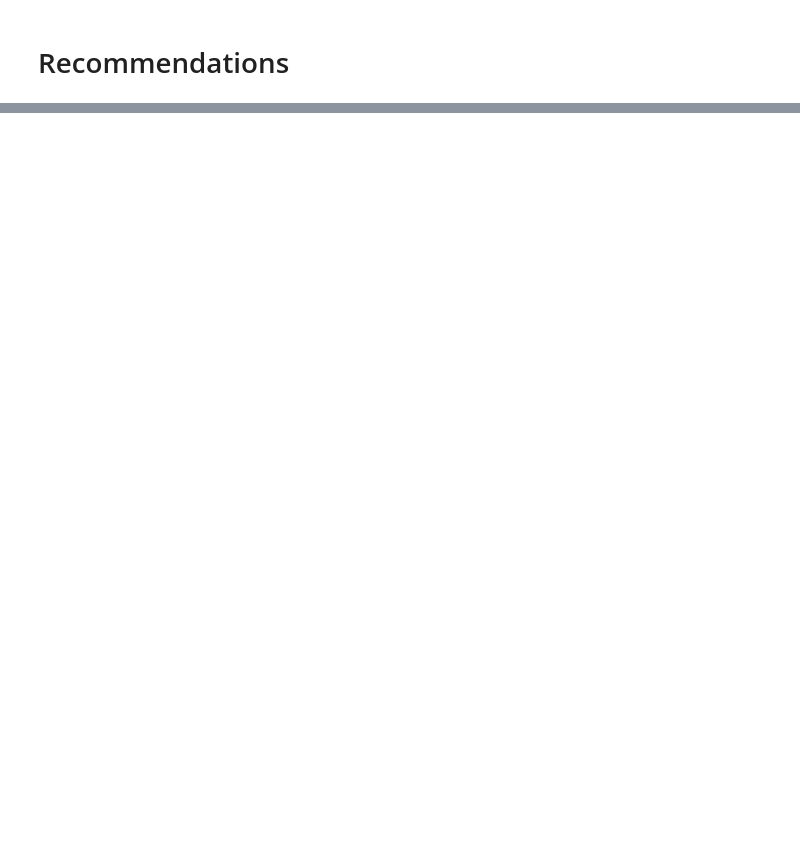
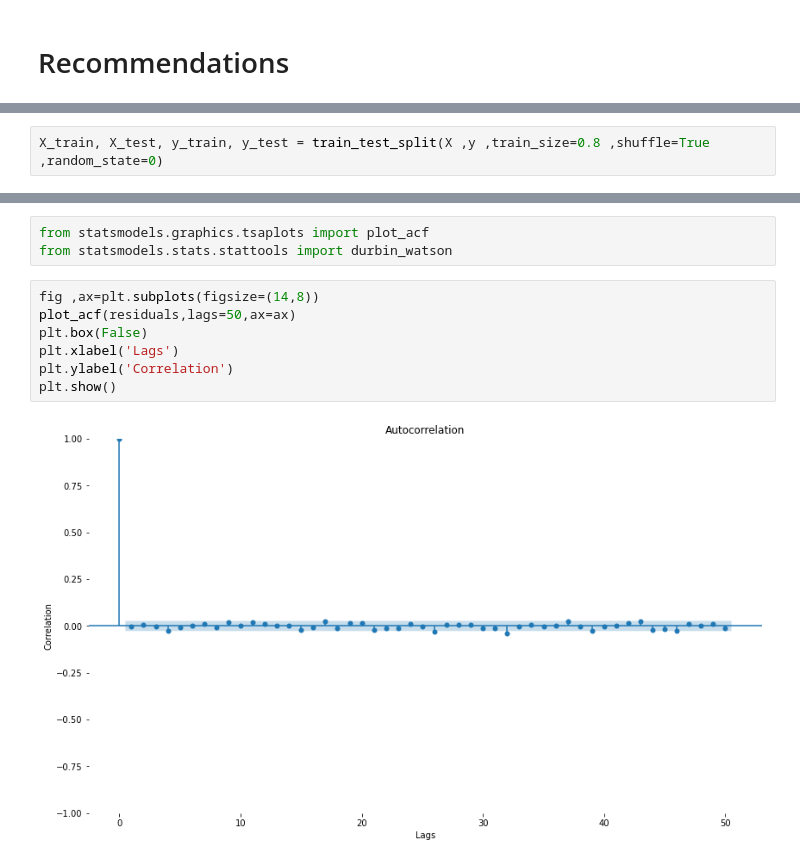
Before and after one commit to MahmoudAdel-hub/UK_Cars, a Jupyter notebook: Cars.ipynb, the cells around one changed output, grey strips where cells are left out. Cells and saved outputs as stored; diff of their text form; blank space fills up the shorter version.

```diff
--- a/Cars.ipynb
+++ b/Cars.ipynb
@@ -845,0 +903,2 @@ plt.show()
+# %%
+X_train, X_test, y_train, y_test = train_test_split(X ,y ,train_size=0.8 ,shuffle=True ,random_state=0)
@@ -845,0 +1021,12 @@ plt.show()
+# %%
+from statsmodels.graphics.tsaplots import plot_acf
+from statsmodels.stats.stattools import durbin_watson
+# %%
+fig ,ax=plt.subplots(figsize=(14,8))
+plot_acf(residuals,lags=50,ax=ax)
+plt.box(False)
+plt.xlabel('Lags')
+plt.ylabel('Correlation')
+plt.show()
+# %% [output]
+[figure, added]
```
Also changed, not shown: parts of 104 cells of this notebook.
